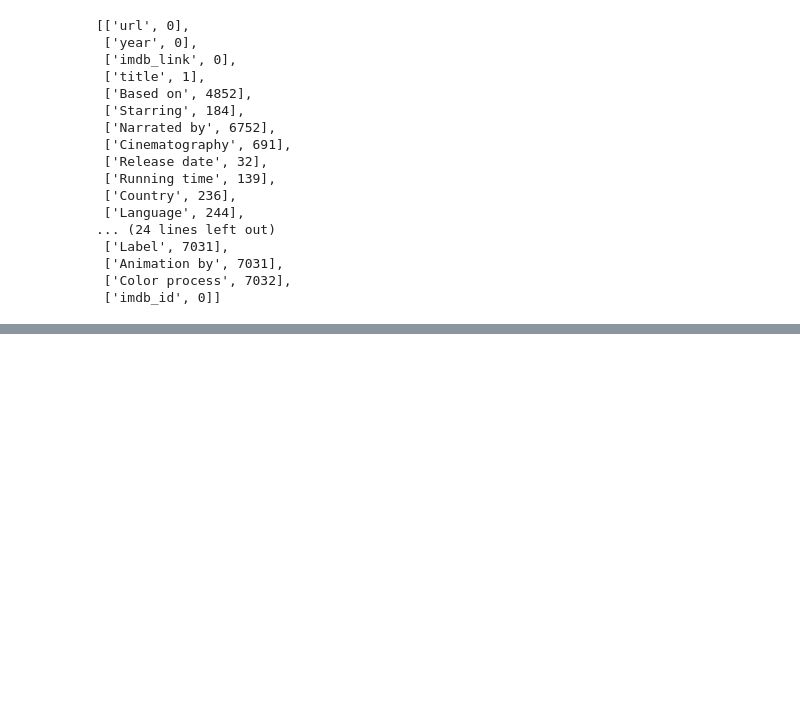
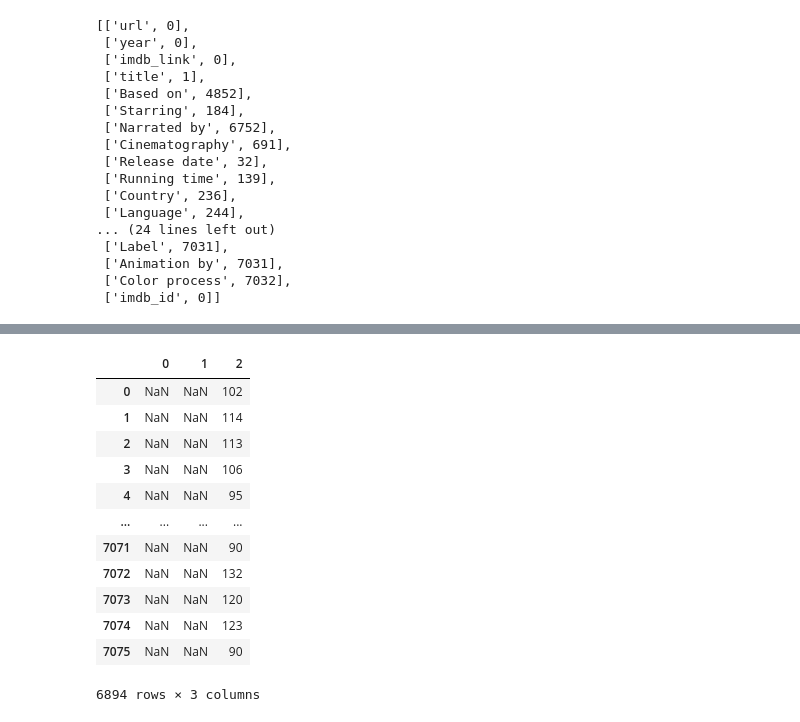
Before and after one commit to JustGitCoding/Movies_ETL, a Jupyter notebook: workingfiles/ETL_practice.ipynb, the cells around one changed output, grey strips where cells are left out. Saved outputs shown, nothing was run; the diff lists cells and outputs as text; code cells hidden in the pictures; blank space fills up the shorter version.

Commit message:
cleaned up wikipedia movies dataframe using regex with functions

```diff
--- a/workingfiles/ETL_practice.ipynb
+++ b/workingfiles/ETL_practice.ipynb
@@ -248,0 +489,10 @@ Index(['Based on', 'Narrated by', 'Budget', 'Box office',
+# %%
+# Extract dates and then
+# Use Pandas .to_datetime() to convert to datetime. Since there are different date formats, we'll need to set infer_datetime_format = True
+wiki_movies_df['release_date'] = pd.to_datetime(release_date.str.extract(f'({dform_one}|{dform_two}|{dform_three}|{dform_four})', flags=re.IGNORECASE)[0], infer_datetime_format=True)
+# %%
+# drop original release date column
+wiki_movies_df.drop('Release date', axis = 1, inplace = True)
+
+# review new column
+wiki_movies_df['release_date']
@@ -248,0 +512,7 @@ Index(['Based on', 'Narrated by', 'Budget', 'Box office',
+# %%
+# Parse RUNNING TIMES
+# create variable to hold non-null running time values
+running_time = wiki_movies_df['Running time'].dropna().apply(lambda x: ' '.join(x) if type(x) == list else x)
+
+# let's see how many are as simple/straightforward as 'x minutes'
+running_time.str.contains(r'^\d*\s*minutes$', flags = re.IGNORECASE, na=False).sum()
@@ -248,0 +569,20 @@ Index(['Based on', 'Narrated by', 'Budget', 'Box office',
+# %%
+# Extract total hours + minutes
+running_time_extract = running_time.str.extract(r'(\d+)\s*ho?u?r?s?\s*(\d*)|(\d+)\s*m')
+# %%
+# extraction above creates a dataframe with all string values
+running_time_extract
+# %% [output]
+|  | 0 | 1 | 2 |
+| 0 | NaN | NaN | 102 |
+| 1 | NaN | NaN | 114 |
+| 2 | NaN | NaN | 113 |
+| 3 | NaN | NaN | 106 |
+| 4 | NaN | NaN | 95 |
+| ... | ... | ... | ... |
+| 7071 | NaN | NaN | 90 |
+| 7072 | NaN | NaN | 132 |
+| 7073 | NaN | NaN | 120 |
+| 7074 | NaN | NaN | 123 |
+| 7075 | NaN | NaN | 90 |
+6894 rows × 3 columns
```
Also changed, not shown: parts of 32 cells of this notebook.
